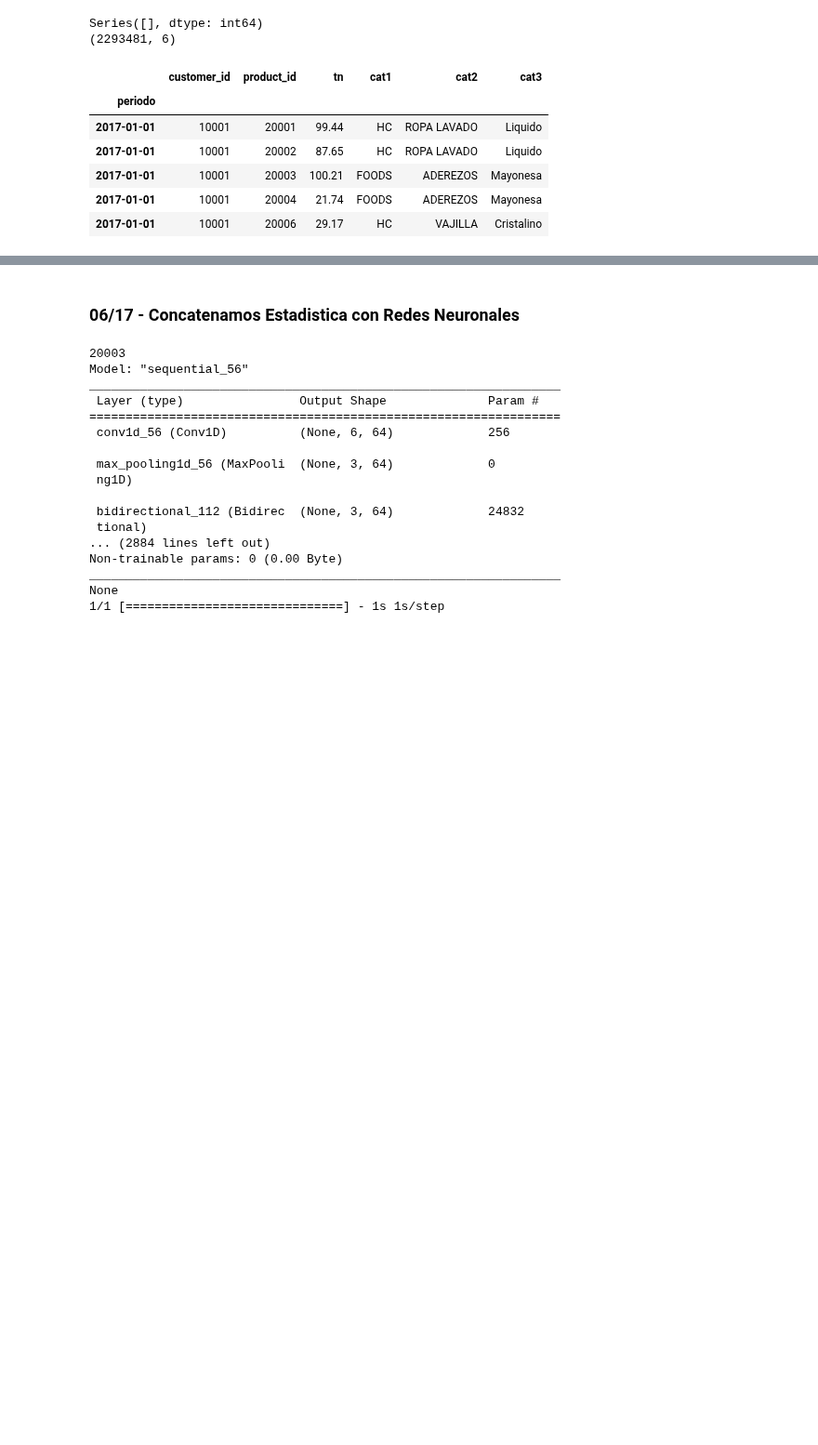
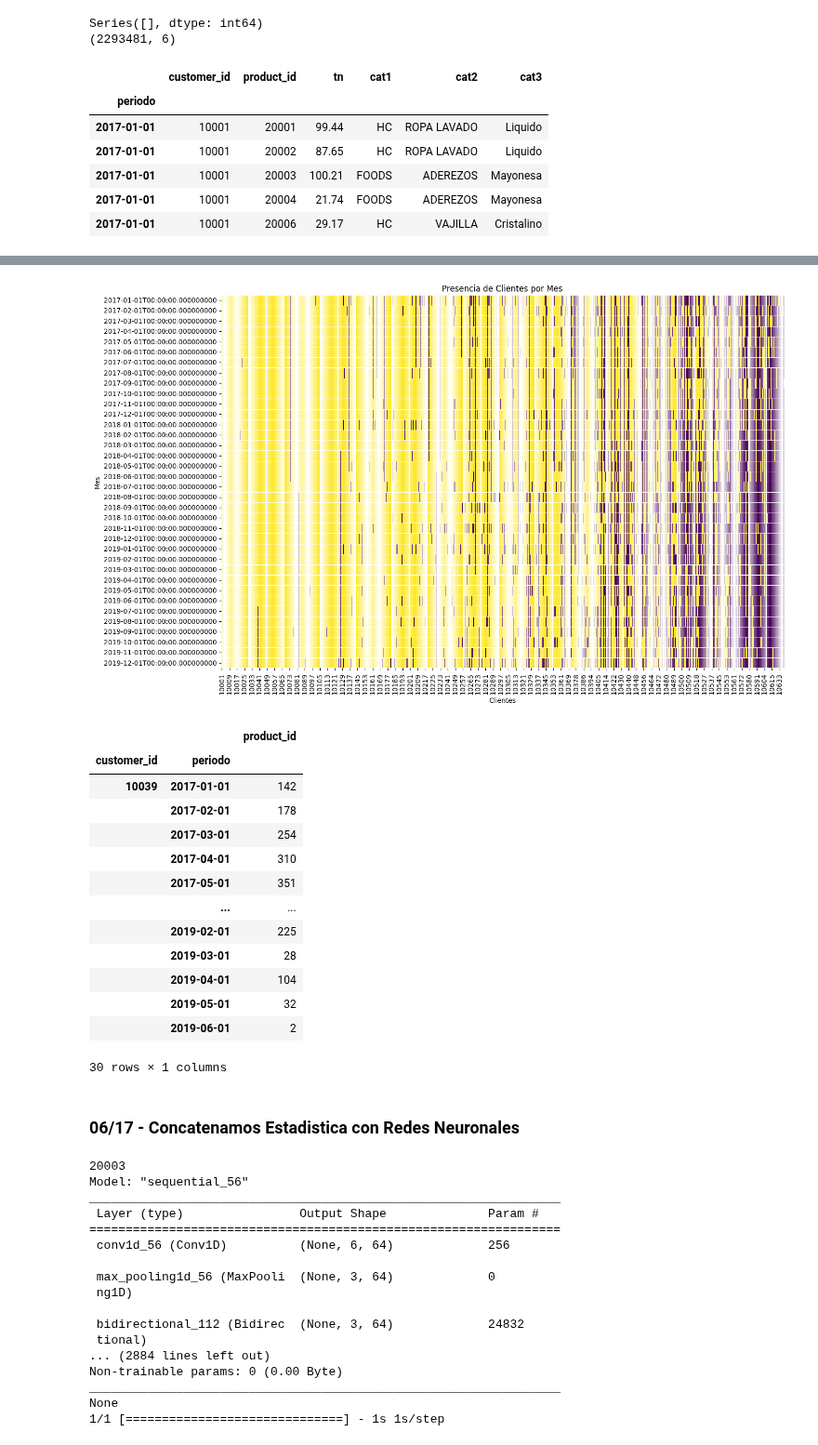
Before and after one commit to AndresMontesDeOca/Laboratorio3, a Jupyter notebook: Kaggle.ipynb, the cells around one changed output, grey strips where cells are left out. Shown at 93% size. Drawn from its saved outputs; the diff is of its cells as text; code cells hidden in the pictures; blank space fills up the shorter version.

```diff
--- a/Kaggle.ipynb
+++ b/Kaggle.ipynb
@@ -1079,3 +1080,48 @@ Name: product_id, Length: 597, dtype: int64
+# %%
+import pandas as pd
+import numpy as np
+import matplotlib.pyplot as plt
+import seaborn as sns
+
+# Supongamos que 'data' es tu DataFrame original
+# Generamos la matriz de presencia
+presencia_clientes = data.groupby(['periodo', 'customer_id']).size().unstack(fill_value=0)
+presencia_clientes[presencia_clientes > 0] = 1  # Convertimos las cantidades en 1 para indicar presencia
+
+# Configuramos el tamaño de la figura
+plt.figure(figsize=(15, 10))
+
+# Creamos el heatmap
+sns.heatmap(presencia_clientes, cmap='viridis', cbar=False, linewidths=.5)
+
+# Añadimos los títulos y etiquetas
+plt.title('Presencia de Clientes por Mes')
+plt.xlabel('Clientes')
+plt.ylabel('Mes')
+
+# Mostramos el gráfico
+plt.show()
+
+
+# Verificamos que el cliente 10039 no compro en el ultimo semestre, como algunos otros.
+# Maybe podemos removerlos del experimento, ya que sabemos que no van a volver a comprar
+display(data.groupby(['customer_id', 'periodo']).count()[['product_id']].loc[['10039']])
+# %% [output]
+[figure, added]
+|  |  | product_id |
+| customer_id | periodo |  |
+| 10039 | 2017-01-01 | 142 |
+|  | 2017-02-01 | 178 |
+|  | 2017-03-01 | 254 |
+|  | 2017-04-01 | 310 |
+|  | 2017-05-01 | 351 |
+|  | ... | ... |
+|  | 2019-02-01 | 225 |
+|  | 2019-03-01 | 28 |
+|  | 2019-04-01 | 104 |
+|  | 2019-05-01 | 32 |
+|  | 2019-06-01 | 2 |
+30 rows × 1 columns
 # %% [markdown]
 ### 06/17 - Concatenamos Estadistica con Redes Neuronales
 # %%
```
Also changed, not shown: parts of 1 cell of this notebook.
